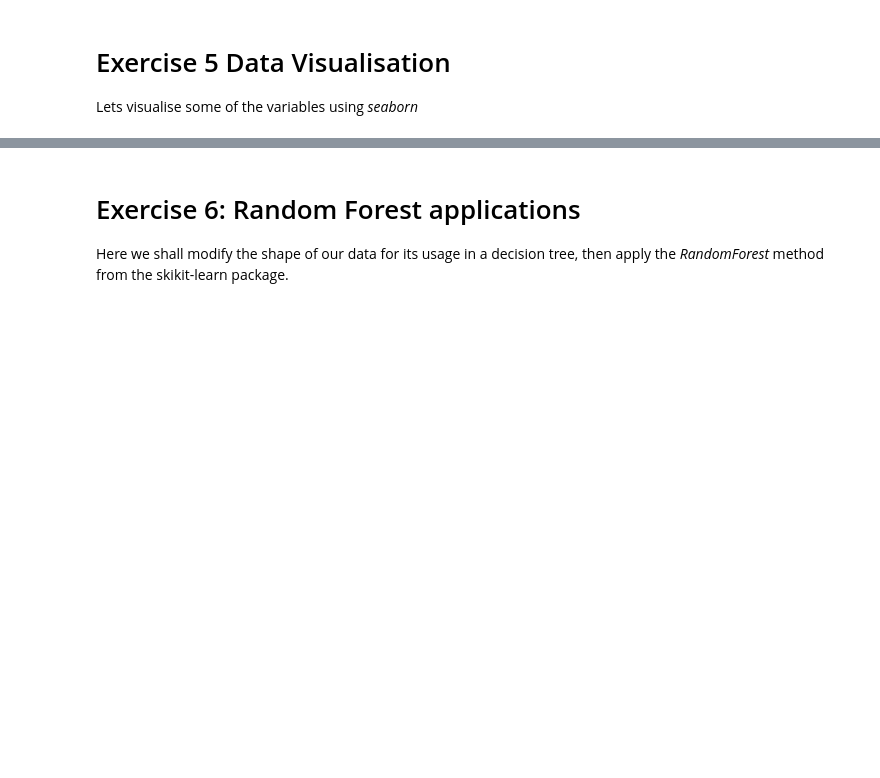
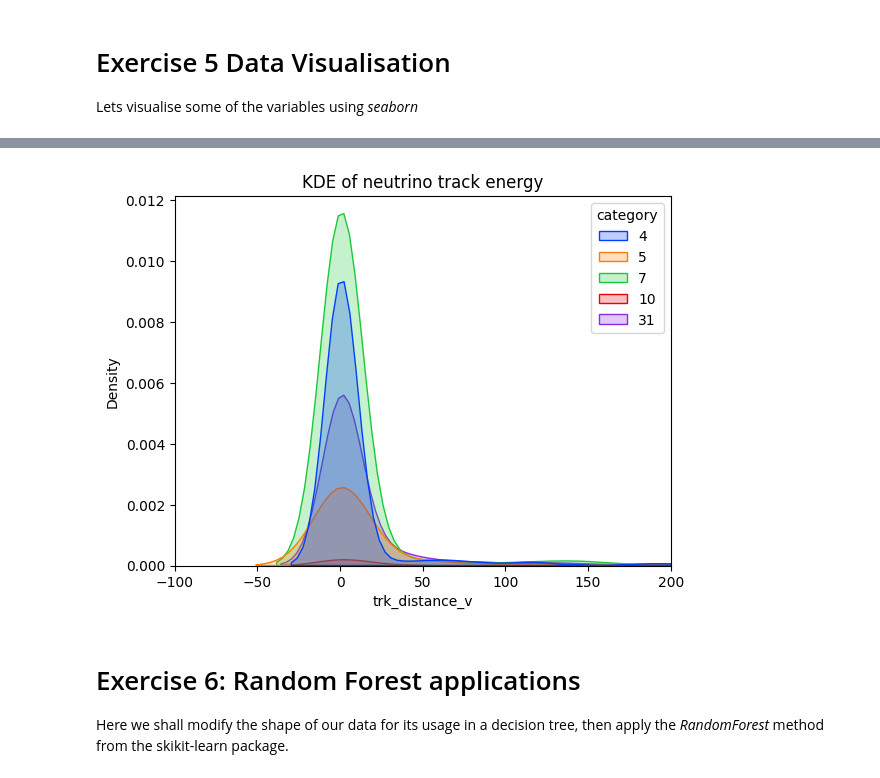
Before and after one commit to VadanKhan/particle-ml-project, a Jupyter notebook: particle_ml_project/MainAnalysis_template.ipynb, the cells around one changed output, grey strips where cells are left out. Cells and saved outputs as stored; diff of their text form; code cells hidden in the pictures; blank space fills up the shorter version.

```diff
--- a/particle_ml_project/MainAnalysis_template.ipynb
+++ b/particle_ml_project/MainAnalysis_template.ipynb
@@ -257,5 +257,18 @@ Filtered Dataframe for no Muon Neutrino Events
 
 # List of categories (excluding signal) in text
 ptype_no_mu = [r"mid ID", r"Out Fid. Vol.", r"EXT", r"$\nu_e$ CC", r"$\nu$ NC"]
+# %%
+# Create a smooth histogram with different colors for each category
+sns.kdeplot(data=MC_EXT_VIS_no21, x='trk_distance_v', hue='category', fill=True, palette='bright')
+
+# Customize the plot (optional)
+plt.title('KDE of neutrino track energy')
+plt.xlabel('trk_distance_v')
+plt.ylabel('Density')
+plt.xlim(-100,200)
+# Show the plot
+plt.show()
+# %% [output]
+[figure, added]
 # %%
 # Make sure to delete dataframe copies if you no longer need them!
```
Also changed, not shown: parts of 10 cells of this notebook.
